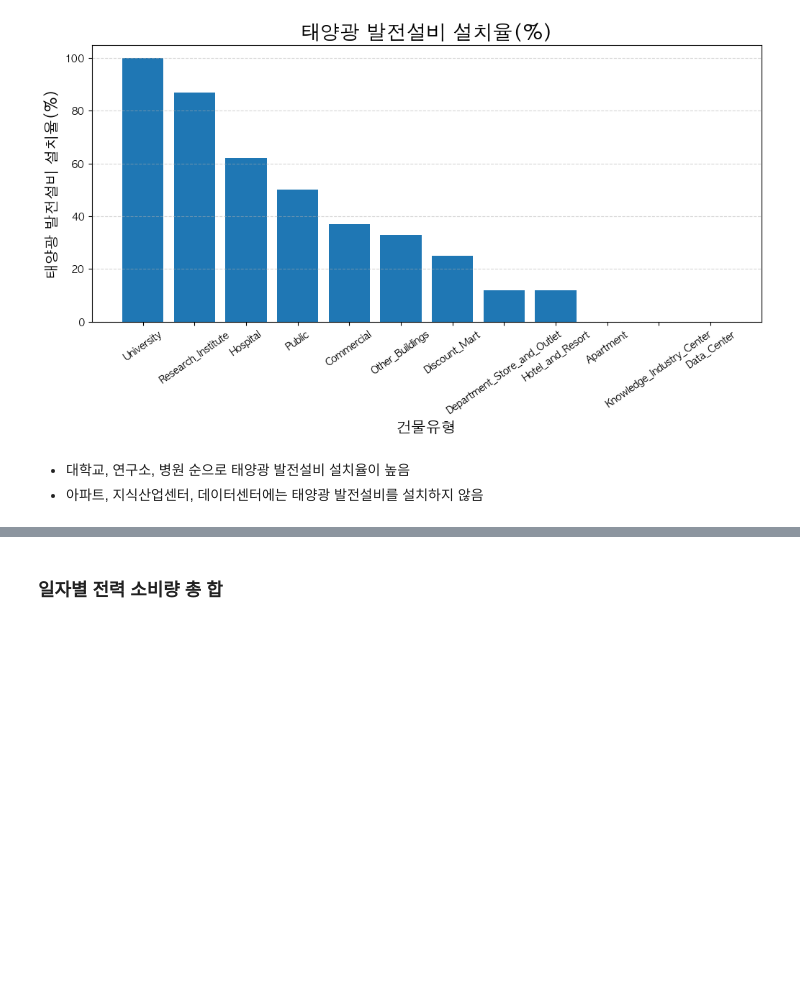
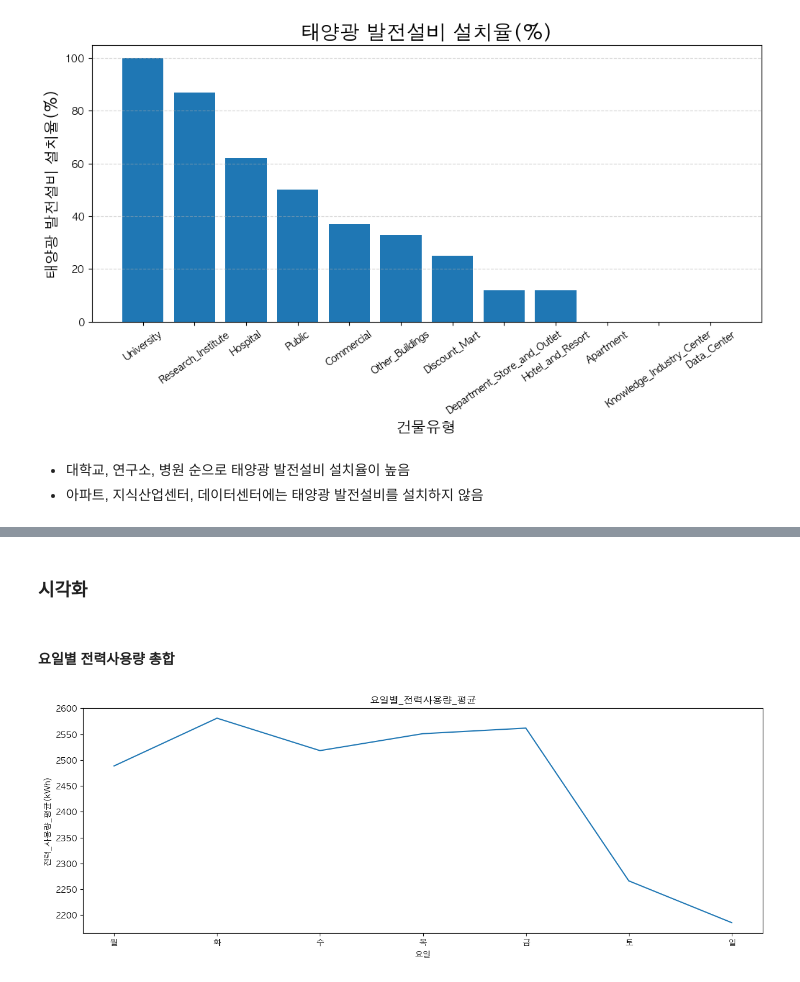
Before and after one commit to zivary/ABBA_test, a Jupyter notebook: ABBA_test-main/ABBA_test_EDA.ipynb, the cells around one changed output, grey strips where cells are left out. Drawn from its saved outputs; the diff is of its cells as text; code cells hidden in the pictures; blank space fills up the shorter version.

```diff
--- a/ABBA_test-main/ABBA_test_EDA.ipynb
+++ b/ABBA_test-main/ABBA_test_EDA.ipynb
@@ -56,7 +57,7 @@ None
 # building_info의 column명을 편의를 위해 영어로 대체
 building_info = building_info.rename(columns={
     '건물번호': 'building_number',
-    '건물유형': 'building_type',
+    '건물유형': 'c',
     '연면적(m2)': 'total_area',
     '냉방면적(m2)': 'cooling_area',
     '태양광용량(kW)': 'solar_power_capacity',
@@ -869,4 +870,14 @@ plt.show()
 # %% [markdown]
-### 일자별 전력 소비량 총 합
+### 시각화
 # %% [markdown]
-###
+#### 요일별 전력사용량 총합
+# %%
+요일별_전력사용량_평균 = train_df.groupby('day_of_week')['power_consumption'].mean()
+plt.figure(figsize=(15, 5))
+plt.plot(['월', '화', '수', '목', '금', '토', '일'],요일별_전력사용량_평균.values)
+plt.title('요일별_전력사용량_평균')
+plt.xlabel('요일')
+plt.ylabel('전력_사용량_평균(kWh)')
+plt.show()
+# %% [output]
+[figure, added]
```
Also changed, not shown: parts of 21 cells of this notebook, 3 other files.
